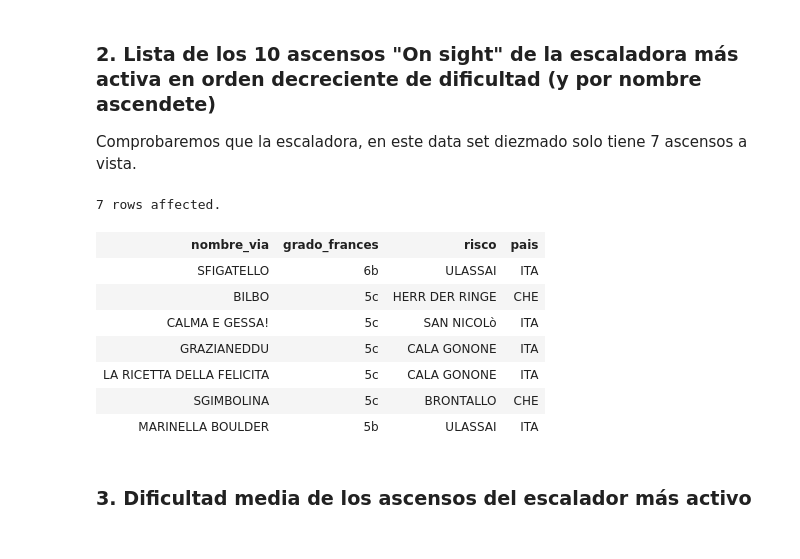
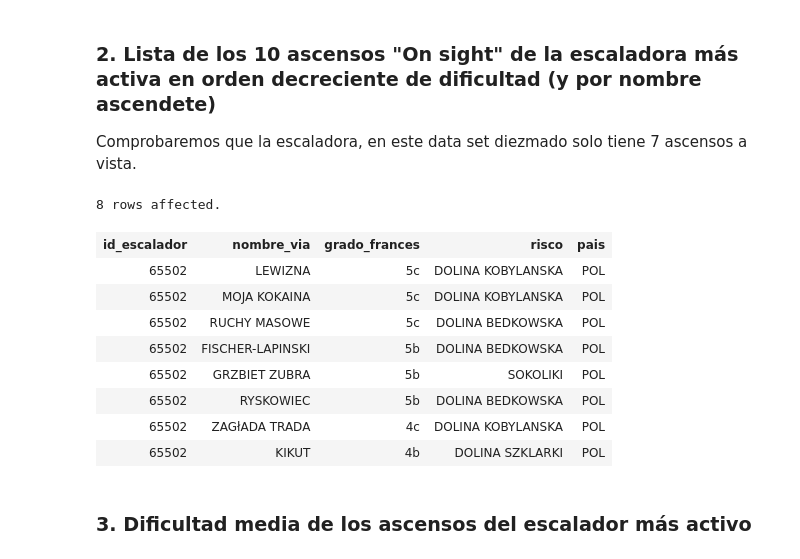
Before and after one commit to jmsanchezff/datahack_practica_bbdd, a Jupyter notebook: PostgreSQL.ipynb, the cells around one changed output. Cells and saved outputs as stored; diff of their text form; code cells hidden in the pictures.

Commit message:
preguntas 2 y 3: se obtiene escalador y escaladora más activos mediante subquery y no como valor hard-coded

```diff
--- a/PostgreSQL.ipynb
+++ b/PostgreSQL.ipynb
@@ -294,23 +294,34 @@ LIMIT 10
 Comprobaremos que la escaladora, en este data set diezmado solo tiene 7 ascensos a vista.
 # %%
 %%sql
-SELECT A.nombre_via, D.grado_frances, A.risco, A.pais
+
+WITH escaladoras_mas_activa as (
+    SELECT A.id_escalador as "id", count(*) as "numero_vias"
+    FROM ascensos AS A
+     LEFT JOIN escaladores AS E on (A.id_escalador = E.id_escalador)
+    WHERE E.sexo = 'Mujer'
+    GROUP BY A.id_escalador
+    ORDER BY "numero_vias" DESC, "id" DESC
+    LIMIT 1
+)
+SELECT A.id_escalador, A.nombre_via, D.grado_frances, A.risco, A.pais
 FROM ascensos AS A
      LEFT JOIN dificultades AS D ON (A.id_dificultad=D.id_dificultad)
-WHERE A.id_escalador = 53983
+WHERE A.id_escalador = (SELECT id FROM escaladoras_mas_activa)
       AND A.tipo_encadenamiento = 'Onsight'
 ORDER BY D.id_dificultad DESC, nombre_via ASC
 LIMIT 10
 # %% [output]
-7 rows affected.
+8 rows affected.
-| nombre_via | grado_frances | risco | pais |
-| SFIGATELLO | 6b | ULASSAI | ITA |
-| BILBO | 5c | HERR DER RINGE | CHE |
-| CALMA E GESSA! | 5c | SAN NICOLò | ITA |
-| GRAZIANEDDU | 5c | CALA GONONE | ITA |
-| LA RICETTA DELLA FELICITA | 5c | CALA GONONE | ITA |
-| SGIMBOLINA | 5c | BRONTALLO | CHE |
-| MARINELLA BOULDER | 5b | ULASSAI | ITA |
+| id_escalador | nombre_via | grado_frances | risco | pais |
+| 65502 | LEWIZNA | 5c | DOLINA KOBYLANSKA | POL |
+| 65502 | MOJA KOKAINA | 5c | DOLINA KOBYLANSKA | POL |
+| 65502 | RUCHY MASOWE | 5c | DOLINA BEDKOWSKA | POL |
+| 65502 | FISCHER-LAPINSKI | 5b | DOLINA BEDKOWSKA | POL |
+| 65502 | GRZBIET ZUBRA | 5b | SOKOLIKI | POL |
+| 65502 | RYSKOWIEC | 5b | DOLINA BEDKOWSKA | POL |
+| 65502 | ZAGłADA TRADA | 4c | DOLINA KOBYLANSKA | POL |
+| 65502 | KIKUT | 4b | DOLINA SZKLARKI | POL |
 # %% [markdown]
 ### 3. Dificultad media de los ascensos del escalador más activo
 # %%
```
Also changed, not shown: parts of 1 cell of this notebook.
